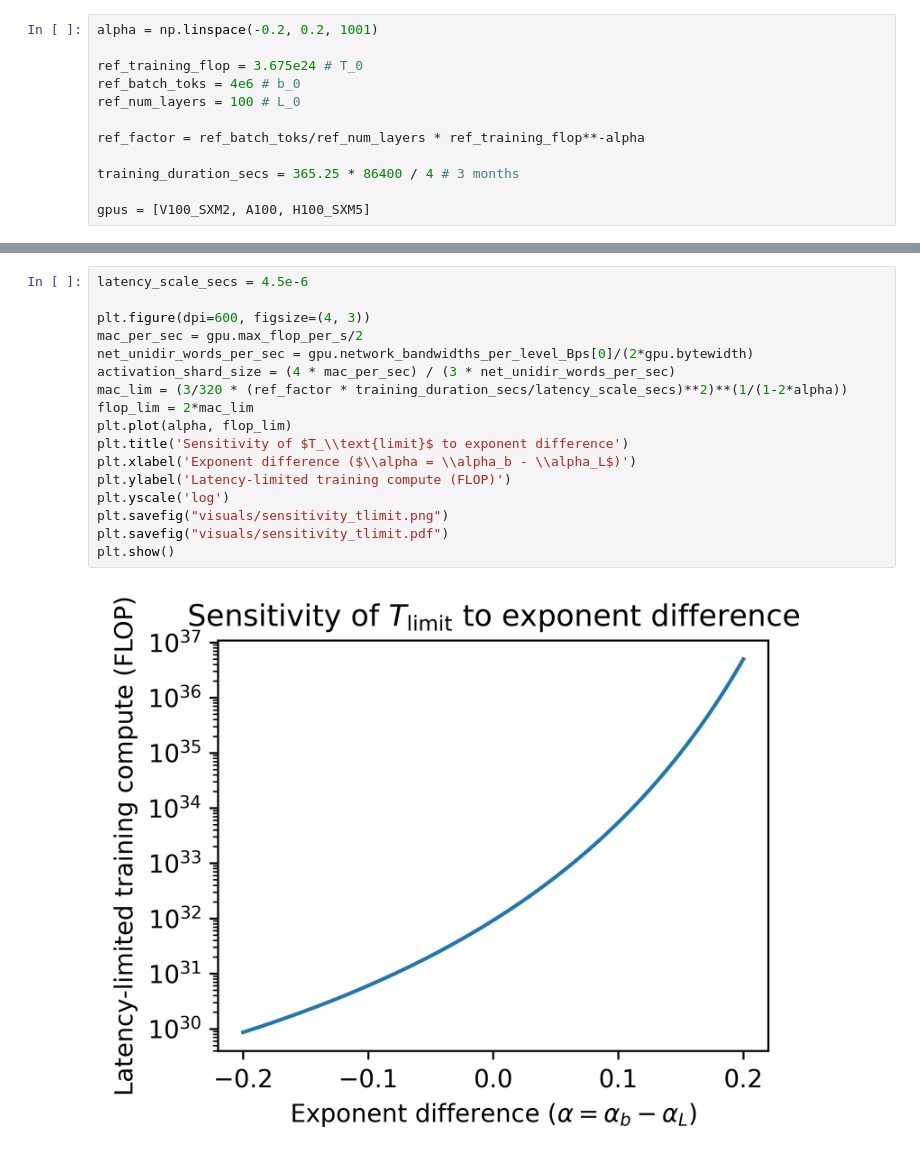
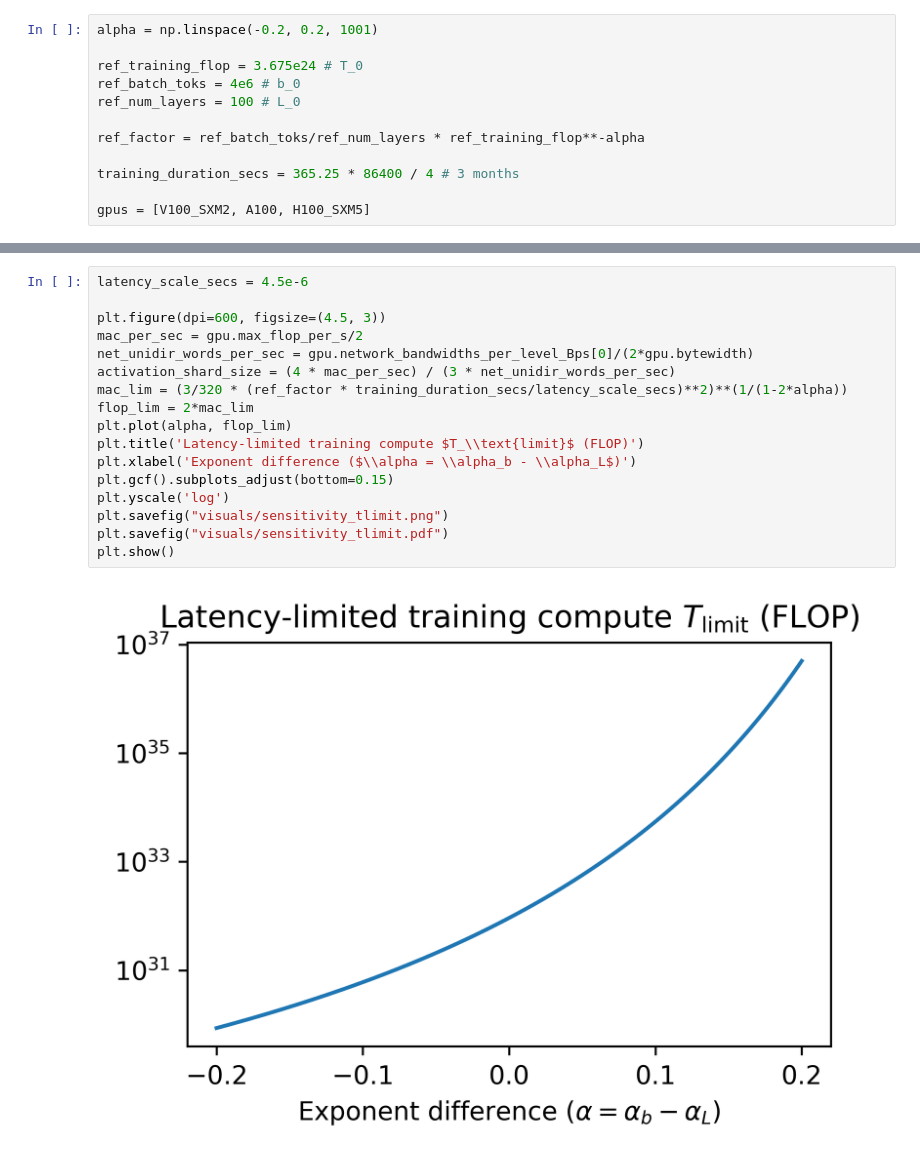
Before and after one commit to ege-erdil/limits_to_distributed_training, a Jupyter notebook: layer_and_batch_scaling.ipynb, the cells around one changed output, grey strips where cells are left out. Saved outputs shown, nothing was run; the diff lists cells and outputs as text.

```diff
--- a/layer_and_batch_scaling.ipynb
+++ b/layer_and_batch_scaling.ipynb
@@ -42,19 +42,19 @@ plt.show()
 # %%
 latency_scale_secs = 4.5e-6
 
-plt.figure(dpi=600, figsize=(4, 3))
+plt.figure(dpi=600, figsize=(4.5, 3))
 mac_per_sec = gpu.max_flop_per_s/2
 net_unidir_words_per_sec = gpu.network_bandwidths_per_level_Bps[0]/(2*gpu.bytewidth)
 activation_shard_size = (4 * mac_per_sec) / (3 * net_unidir_words_per_sec)
 mac_lim = (3/320 * (ref_factor * training_duration_secs/latency_scale_secs)**2)**(1/(1-2*alpha))
 flop_lim = 2*mac_lim
 plt.plot(alpha, flop_lim)
-plt.title('Sensitivity of $T_\\text{limit}$ to exponent difference')
+plt.title('Latency-limited training compute $T_\\text{limit}$ (FLOP)')
 plt.xlabel('Exponent difference ($\\alpha = \\alpha_b - \\alpha_L$)')
-plt.ylabel('Latency-limited training compute (FLOP)')
+plt.gcf().subplots_adjust(bottom=0.15)
 plt.yscale('log')
 plt.savefig("visuals/sensitivity_tlimit.png")
 plt.savefig("visuals/sensitivity_tlimit.pdf")
 plt.show()
 # %% [output]
-[figure, old version]
+[figure, new version]
```
Also changed, not shown: parts of 1 cell of this notebook, 4 other files.
